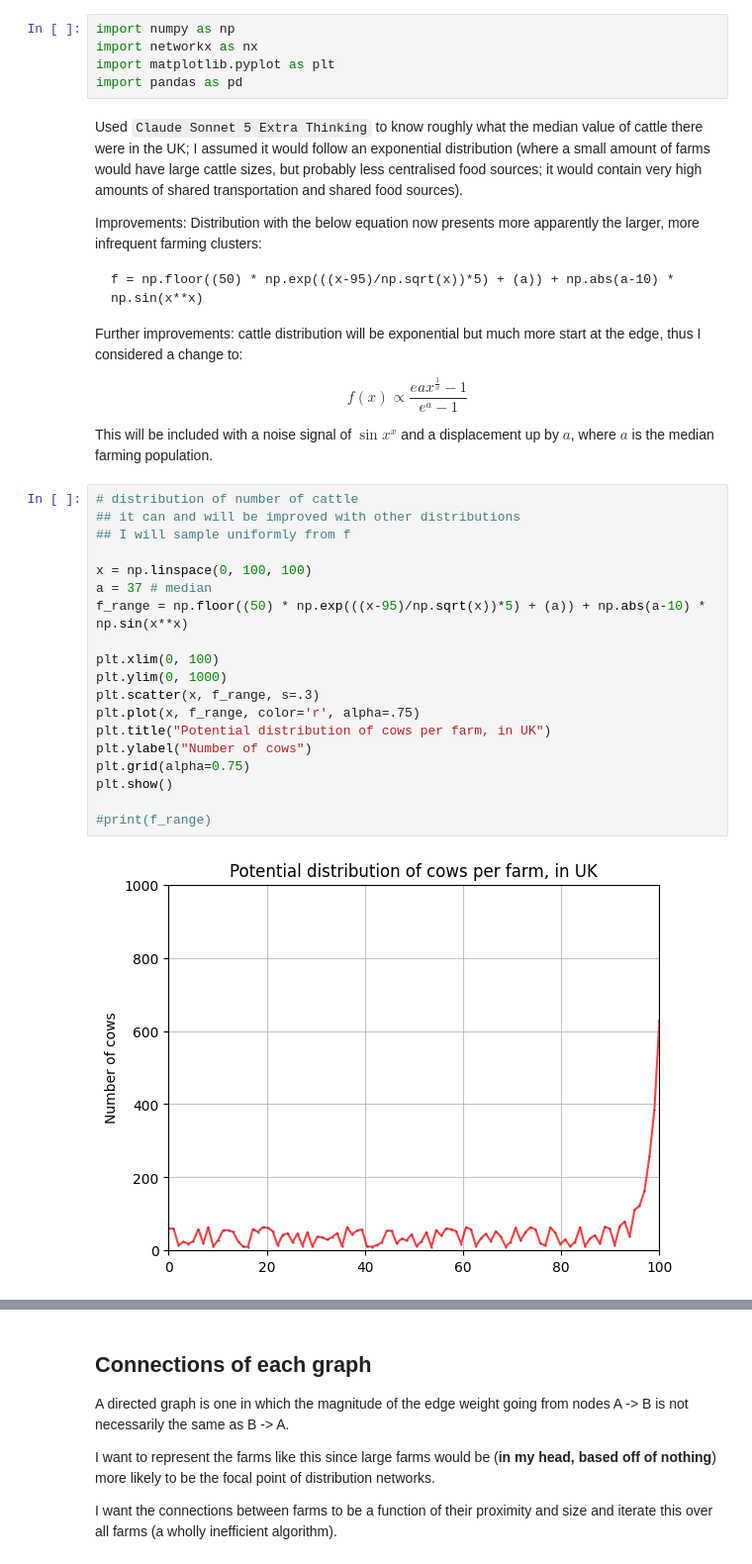
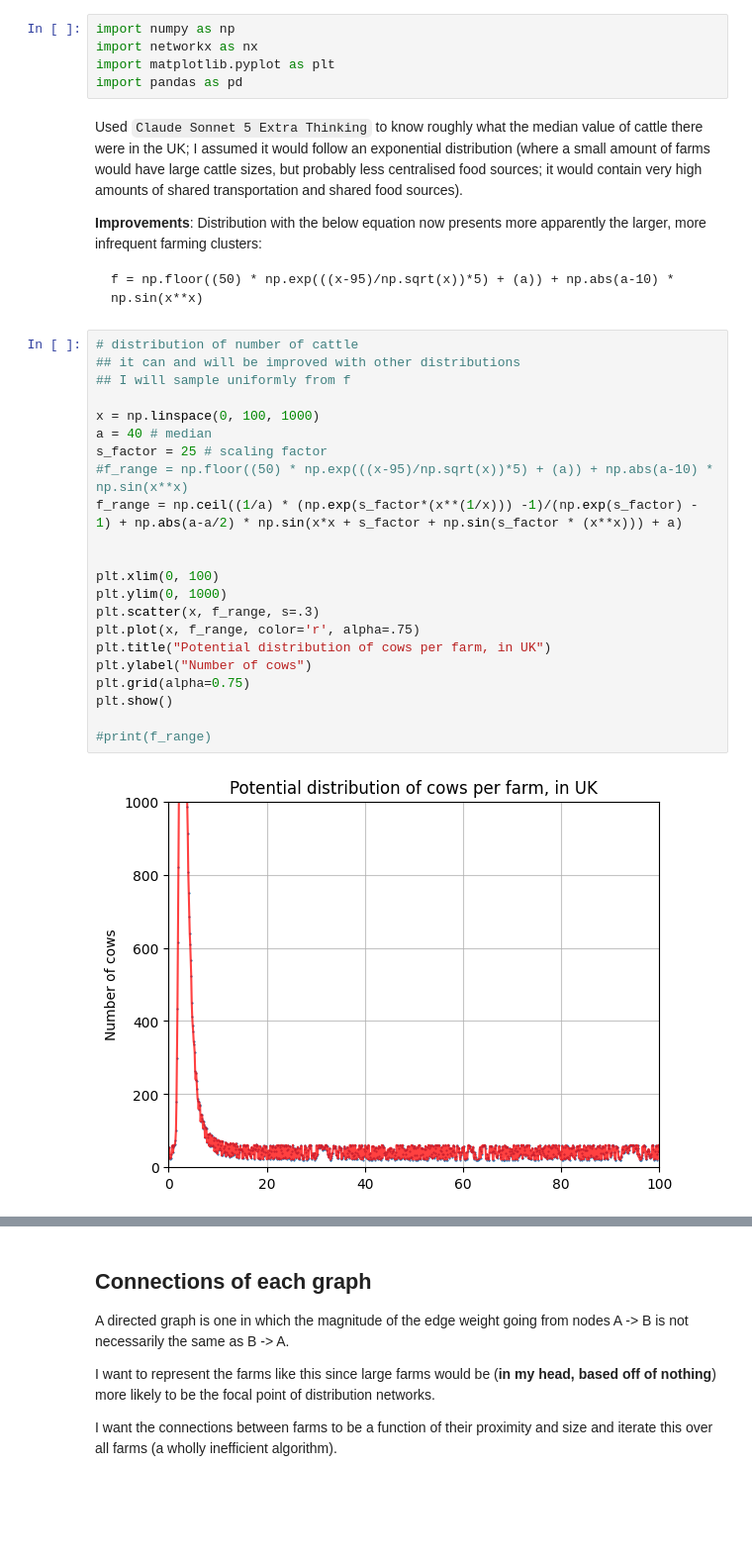
Before and after one commit to r-okotie179/projectTantalus, a Jupyter notebook: synthetic_disease_outbreak.ipynb, the cells around one changed output, grey strips where cells are left out. Shown at 99% size. Cells and saved outputs as stored; diff of their text form; blank space fills up the shorter version.

````diff
--- a/synthetic_disease_outbreak.ipynb
+++ b/synthetic_disease_outbreak.ipynb
@@ -23,38 +23,35 @@ import pandas as pd
 # %% [markdown]
 Used `Claude Sonnet 5 Extra Thinking` to know roughly what the median value of cattle there were in the UK; I assumed it would follow an exponential distribution (where a small amount of farms would have large cattle sizes, but probably less centralised food sources; it would contain very high amounts of shared transportation and shared food sources).
 
-Improvements: Distribution with the below equation now presents more apparently the larger, more infrequent farming clusters:
+**Improvements**: Distribution with the below equation now presents more apparently the larger, more infrequent farming clusters:
 
 ```
 f = np.floor((50) * np.exp(((x-95)/np.sqrt(x))*5) + (a)) + np.abs(a-10) * np.sin(x**x)
 ```
-
-Further improvements: cattle distribution will be exponential but much more start at the edge, thus I considered a change to:
-
-$$f(x) \propto \frac{e^{}ax^{\frac{1}{x}} - 1}{e^a - 1}$$
-
-This will be included with a noise signal of $\sin{x^x}$ and a displacement up by $a$, where $a$ is the median farming population.
 # %%
 # distribution of number of cattle
 ## it can and will be improved with other distributions
 ## I will sample uniformly from f
 
-x = np.linspace(0, 100, 100)
-a = 37 # median
-f_range = np.floor((50) * np.exp(((x-95)/np.sqrt(x))*5) + (a)) + np.abs(a-10) * np.sin(x**x)
+x = np.linspace(0, 100, 1000)
+a = 40 # median
+s_factor = 25 # scaling factor
+#f_range = np.floor((50) * np.exp(((x-95)/np.sqrt(x))*5) + (a)) + np.abs(a-10) * np.sin(x**x)
+f_range = np.ceil((1/a) * (np.exp(s_factor*(x**(1/x))) -1)/(np.exp(s_factor) - 1) + np.abs(a-a/2) * np.sin(x*x + s_factor + np.sin(s_factor * (x**x))) + a)
+
 
 plt.xlim(0, 100)
 plt.ylim(0, 1000)
 plt.scatter(x, f_range, s=.3)
 plt.plot(x, f_range, color='r', alpha=.75)
 plt.title("Potential distribution of cows per farm, in UK")
 plt.ylabel("Number of cows")
 plt.grid(alpha=0.75)
 plt.show()
 
 #print(f_range)
 # %% [output]
-[figure, old version]
+[figure, new version]
 # %%
 scale = 10 # size of gridding
 
````
Also changed, not shown: parts of 1 cell of this notebook.
